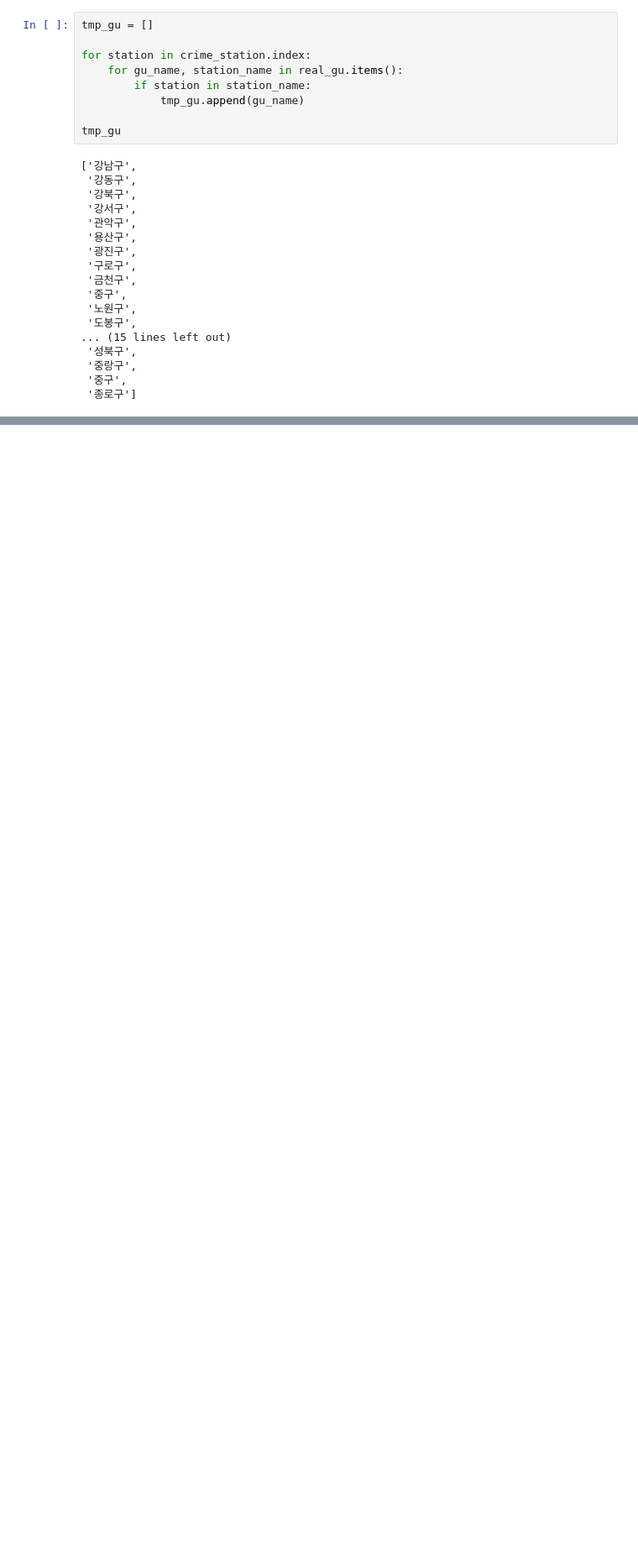
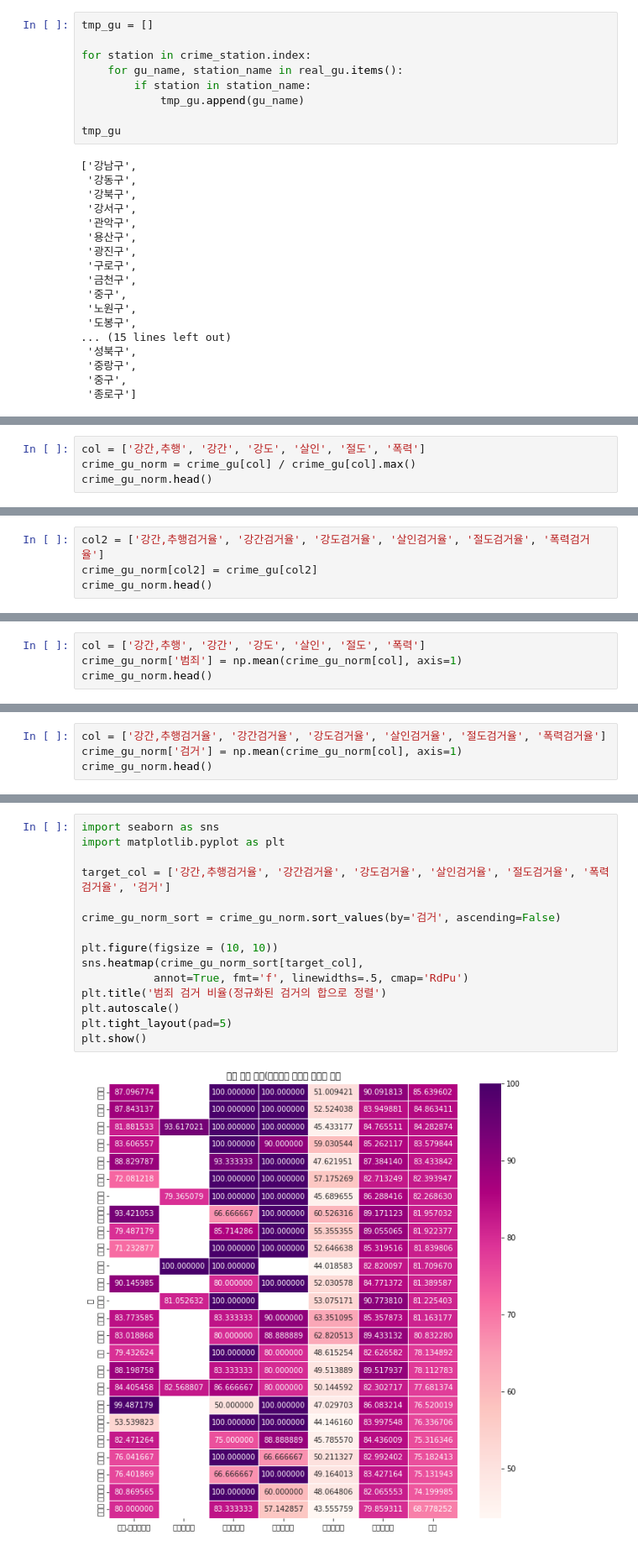
Before and after one commit to ihag/hanyang-ml-2019, a Jupyter notebook: week10.ipynb, the cells around one changed output, grey strips where cells are left out. Shown at 84% size. Cells and saved outputs as stored; diff of their text form; blank space fills up the shorter version.

```diff
--- a/week10.ipynb
+++ b/week10.ipynb
@@ -269,0 +336,4 @@ crime_gu.head()
+# %%
+col = ['강간,추행', '강간', '강도', '살인', '절도', '폭력']
+crime_gu_norm = crime_gu[col] / crime_gu[col].max()
+crime_gu_norm.head()
@@ -269,0 +348,4 @@ crime_gu.head()
+# %%
+col2 = ['강간,추행검거율', '강간검거율', '강도검거율', '살인검거율', '절도검거율', '폭력검거율']
+crime_gu_norm[col2] = crime_gu[col2]
+crime_gu_norm.head()
@@ -269,0 +360,4 @@ crime_gu.head()
+# %%
+col = ['강간,추행', '강간', '강도', '살인', '절도', '폭력']
+crime_gu_norm['범죄'] = np.mean(crime_gu_norm[col], axis=1)
+crime_gu_norm.head()
@@ -269,0 +382,4 @@ crime_gu.head()
+# %%
+col = ['강간,추행검거율', '강간검거율', '강도검거율', '살인검거율', '절도검거율', '폭력검거율']
+crime_gu_norm['검거'] = np.mean(crime_gu_norm[col], axis=1)
+crime_gu_norm.head()
@@ -269,0 +414,17 @@ crime_gu.head()
+# %%
+import seaborn as sns
+import matplotlib.pyplot as plt
+
+target_col = ['강간,추행검거율', '강간검거율', '강도검거율', '살인검거율', '절도검거율', '폭력검거율', '검거']
+
+crime_gu_norm_sort = crime_gu_norm.sort_values(by='검거', ascending=False)
+
+plt.figure(figsize = (10, 10))
+sns.heatmap(crime_gu_norm_sort[target_col],
+           annot=True, fmt='f', linewidths=.5, cmap='RdPu')
+plt.title('범죄 검거 비율(정규화된 검거의 합으로 정렬')
+plt.autoscale()
+plt.tight_layout(pad=5)
+plt.show()
+# %% [output]
+[figure, added]
```
Also changed, not shown: parts of 11 cells of this notebook.
